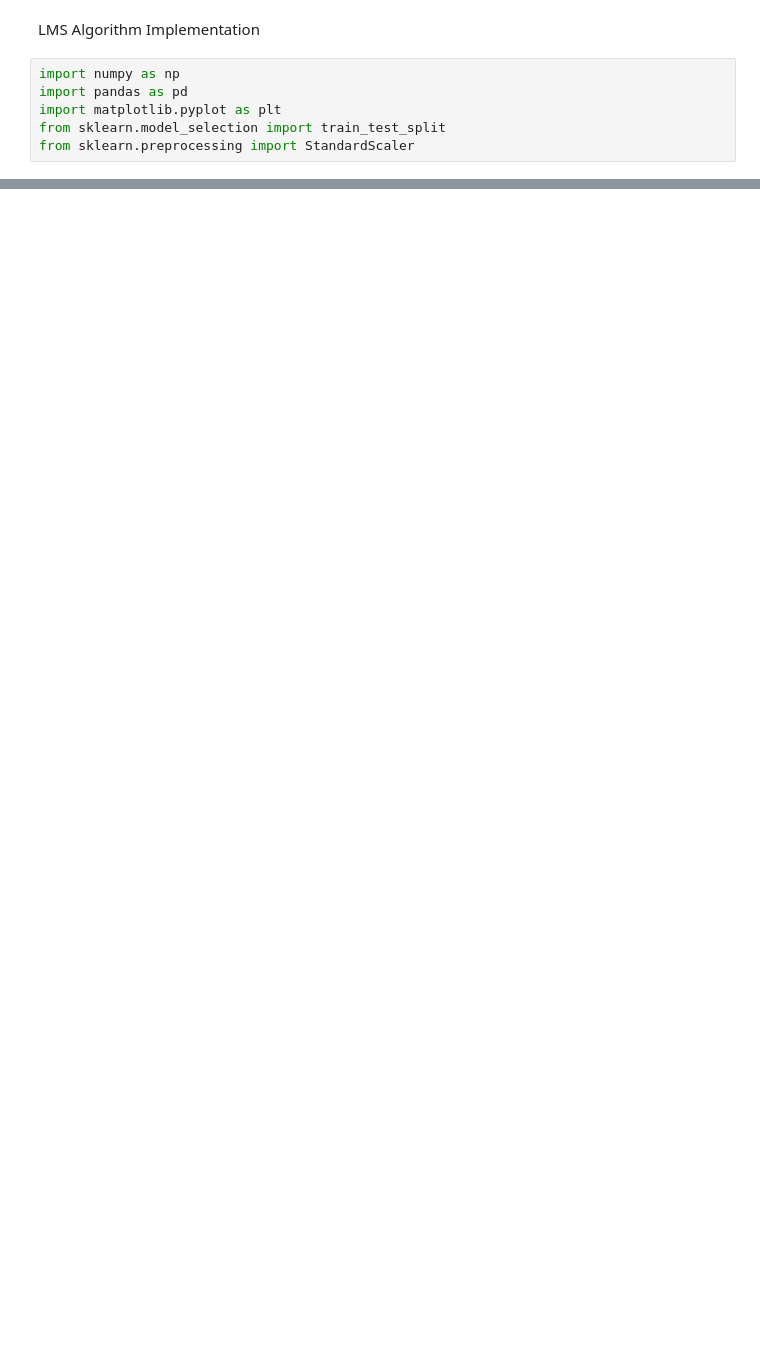
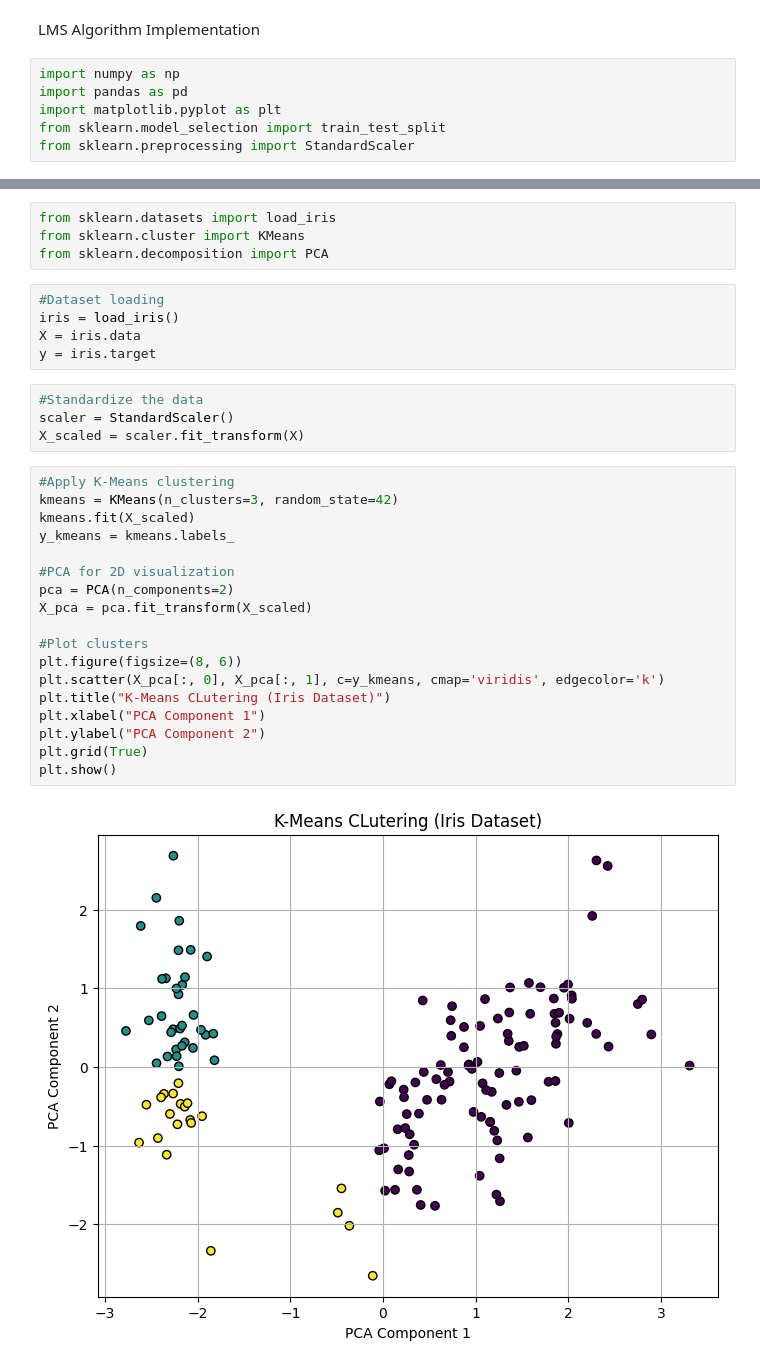
Before and after one commit to jenishit/NeuralNetwork, a Jupyter notebook: LeastMeanSquare.ipynb, the cells around one changed output, grey strips where cells are left out. Saved outputs shown, nothing was run; the diff lists cells and outputs as text; blank space fills up the shorter version.

```diff
--- a/LeastMeanSquare.ipynb
+++ b/LeastMeanSquare.ipynb
@@ -48,0 +106,33 @@ class LMSFilter:
+# %%
+from sklearn.datasets import load_iris
+from sklearn.cluster import KMeans
+from sklearn.decomposition import PCA
+# %%
+#Dataset loading
+iris = load_iris()
+X = iris.data
+y = iris.target
+# %%
+#Standardize the data
+scaler = StandardScaler()
+X_scaled = scaler.fit_transform(X)
+# %%
+#Apply K-Means clustering
+kmeans = KMeans(n_clusters=3, random_state=42)
+kmeans.fit(X_scaled)
+y_kmeans = kmeans.labels_
+
+#PCA for 2D visualization
+pca = PCA(n_components=2)
+X_pca = pca.fit_transform(X_scaled)
+
+#Plot clusters
+plt.figure(figsize=(8, 6))
+plt.scatter(X_pca[:, 0], X_pca[:, 1], c=y_kmeans, cmap='viridis', edgecolor='k')
+plt.title("K-Means CLutering (Iris Dataset)")
+plt.xlabel("PCA Component 1")
+plt.ylabel("PCA Component 2")
+plt.grid(True)
+plt.show()
+# %% [output]
+[figure, added]
```
Also changed, not shown: parts of 3 cells of this notebook, 2 other files.
